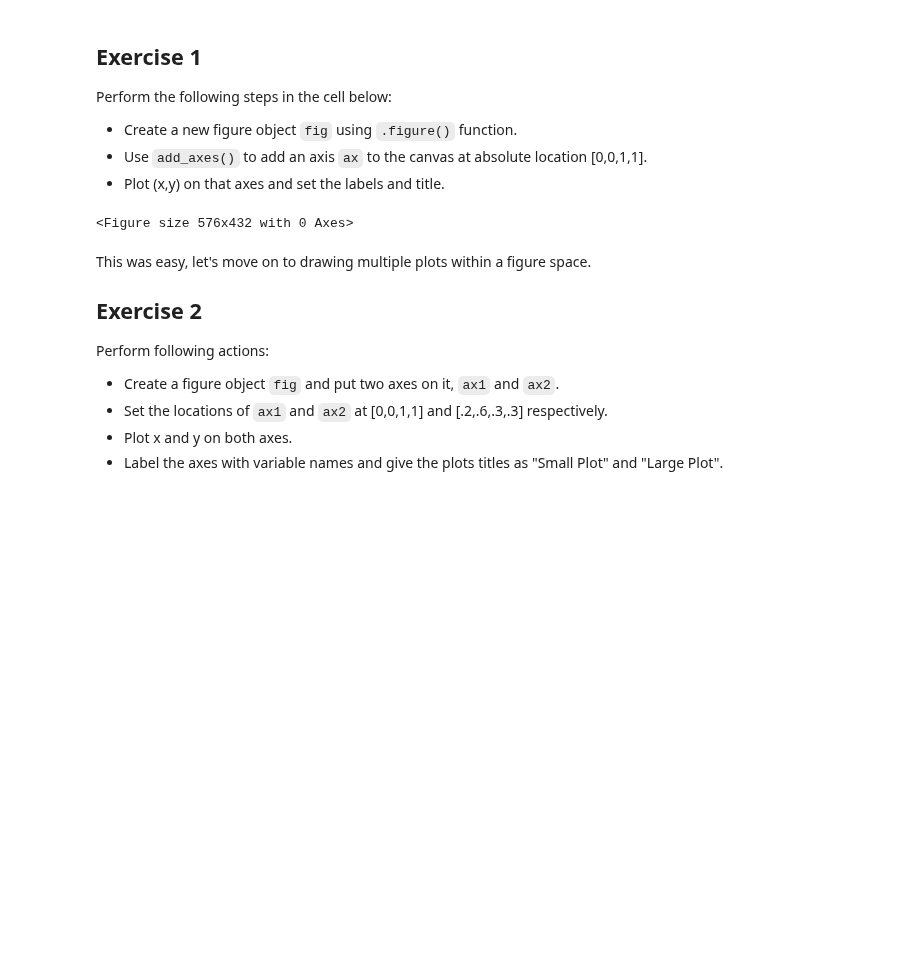
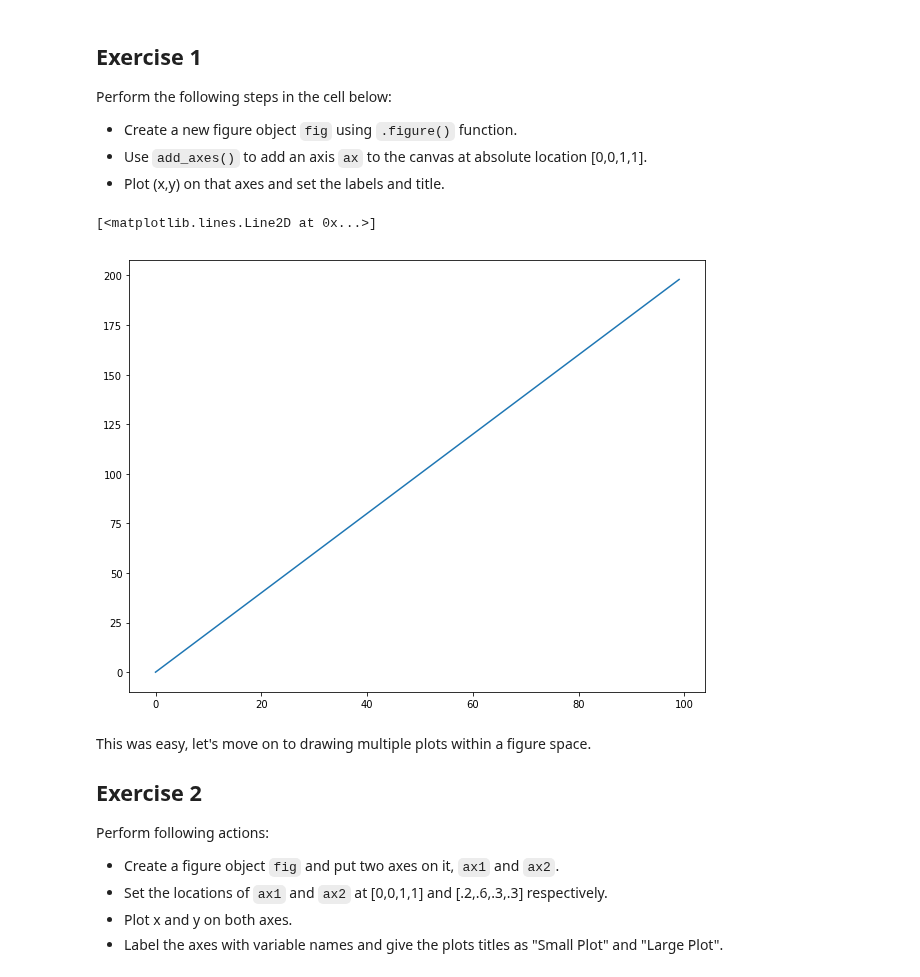
Before and after one commit to slieb74/dsc-1-03-13-customizing-visualizations-with-matplotlib-lab-nyc-career-ds-062518, a Jupyter notebook: index.ipynb, the cells around one changed output. Drawn from its saved outputs; the diff is of its cells as text; code cells hidden in the pictures; blank space fills up the shorter version.

```diff
--- a/index.ipynb
+++ b/index.ipynb
@@ -64,9 +64,13 @@ Perform the following steps in the cell below:
 # %%
 fig = plt.figure(figsize=(8,6))
 
-ax = fig.add_axes([0,0,1,])
+ax = fig.add_axes([0,0,1,1])
+
+ax.plot(x,y)
+a
 # %% [output]
-<Figure size 576x432 with 0 Axes>
+[<matplotlib.lines.Line2D at 0x...>]
+[figure, added]
 # %% [markdown]
 This was easy, let's move on to drawing multiple plots within a figure space.
 
```
